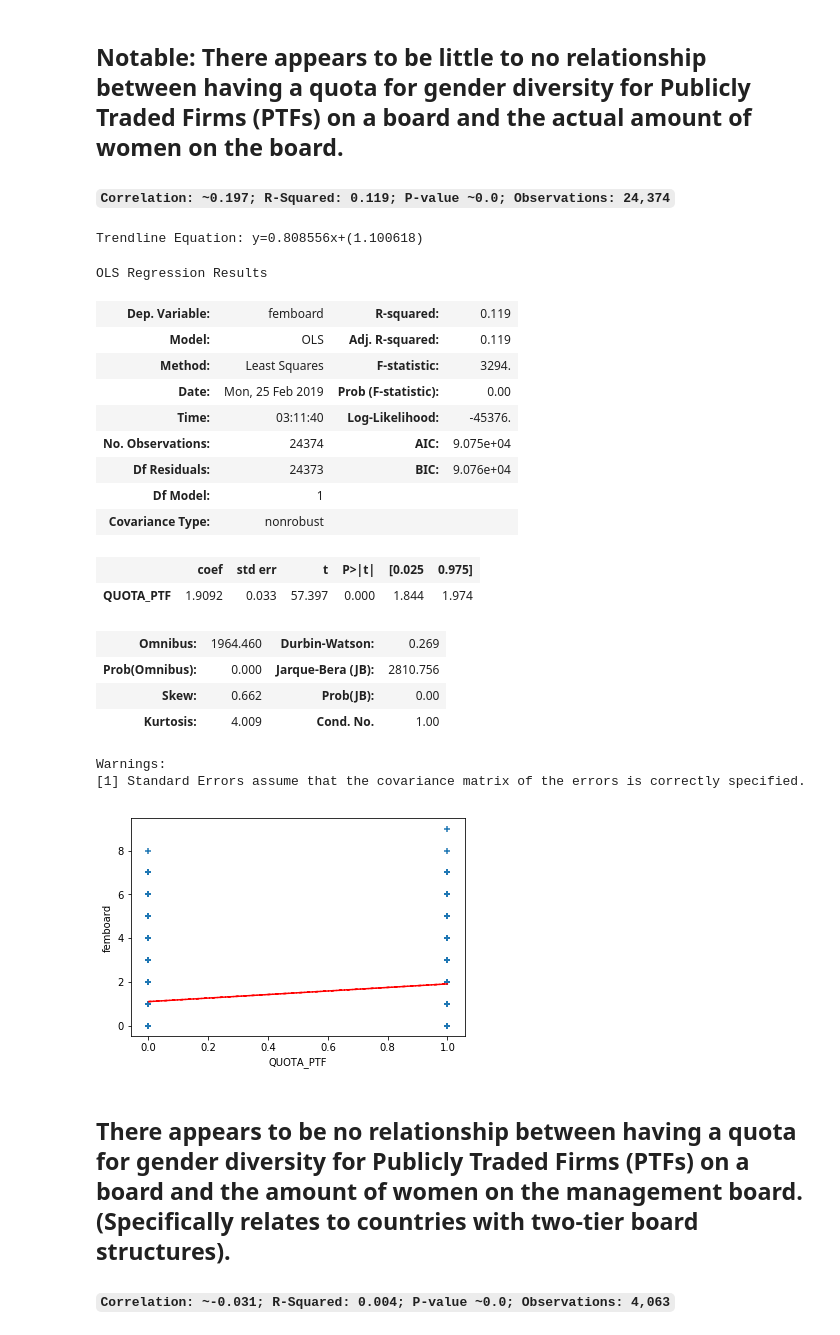
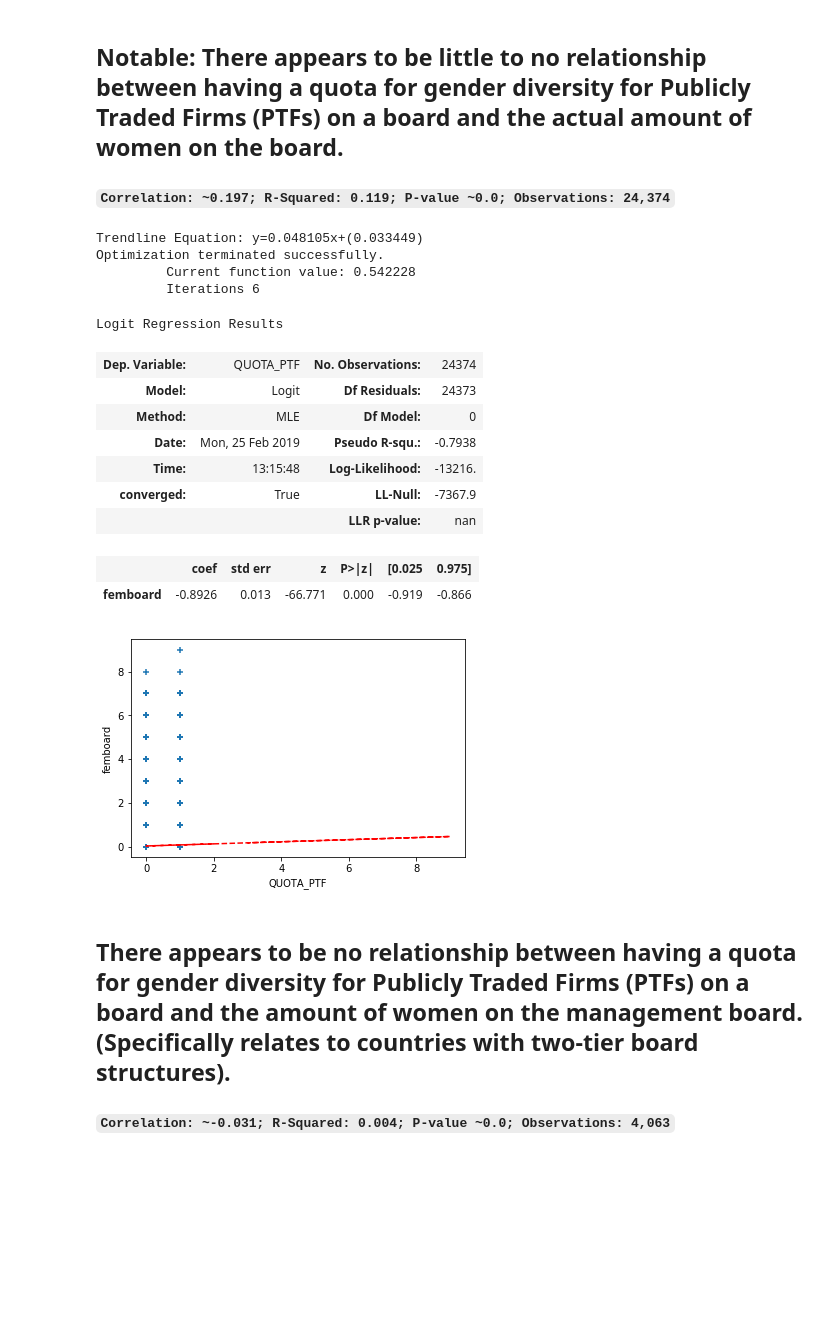
Before and after one commit to etokrug/GroupProject, a Jupyter notebook: GroupProject.ipynb, the cells around one changed output. Drawn from its saved outputs; the diff is of its cells as text; code cells hidden in the pictures; blank space fills up the shorter version.

Commit message:
linear regressions to logistic

```diff
--- a/GroupProject.ipynb
+++ b/GroupProject.ipynb
@@ -566,45 +552,41 @@ Warnings:
 # %%
 df_quota_w_fem = df_main[['QUOTA_PTF', 'femboard']].copy()
 df_quota_w_fem['QUOTA_PTF'] = df_quota_w_fem['QUOTA_PTF']
 df_quota_w_fem['femboard'] = df_quota_w_fem['femboard']
 
 df_quota_w_fem = df_quota_w_fem.dropna()
 
-x = df_quota_w_fem['QUOTA_PTF']
-y = df_quota_w_fem['femboard']
+y = df_quota_w_fem['QUOTA_PTF']
+x = df_quota_w_fem['femboard']
 
 plt.scatter(df_quota_w_fem['QUOTA_PTF'], df_quota_w_fem['femboard'], marker="+")
 z = np.polyfit(x, y, 1)
 p = np.poly1d(z)
 plt.plot(x,p(x),"r--")
 print("Trendline Equation: y={0:.6f}x+({1:.6f})".format(z[0],z[1]))
 plt.ylabel("femboard")
 plt.xlabel("QUOTA_PTF")
 
-model = sm.OLS(y, x).fit()
+#model = sm.OLS(y, x).fit()
+model = sm.Logit(y, x).fit()
 
 model.summary()
 # %% [output]
-Trendline Equation: y=0.808556x+(1.100618)
+Trendline Equation: y=0.048105x+(0.033449)
+Optimization terminated successfully.
+         Current function value: 0.542228
+         Iterations 6
-OLS Regression Results
+Logit Regression Results
-| Dep. Variable: | femboard | R-squared: | 0.119 |
-| Model: | OLS | Adj. R-squared: | 0.119 |
-| Method: | Least Squares | F-statistic: | 3294. |
-| Date: | Mon, 25 Feb 2019 | Prob (F-statistic): | 0.00 |
-| Time: | 03:11:40 | Log-Likelihood: | -45376. |
-| No. Observations: | 24374 | AIC: | 9.075e+04 |
-| Df Residuals: | 24373 | BIC: | 9.076e+04 |
-| Df Model: | 1 |  |  |
-| Covariance Type: | nonrobust |  |  |
+| Dep. Variable: | QUOTA_PTF | No. Observations: | 24374 |
+| Model: | Logit | Df Residuals: | 24373 |
+| Method: | MLE | Df Model: | 0 |
+| Date: | Mon, 25 Feb 2019 | Pseudo R-squ.: | -0.7938 |
+| Time: | 13:15:48 | Log-Likelihood: | -13216. |
+| converged: | True | LL-Null: | -7367.9 |
+|  |  | LLR p-value: | nan |
-|  | coef | std err | t | P>|t| | [0.025 | 0.975] |
-| QUOTA_PTF | 1.9092 | 0.033 | 57.397 | 0.000 | 1.844 | 1.974 |
+|  | coef | std err | z | P>|z| | [0.025 | 0.975] |
+| femboard | -0.8926 | 0.013 | -66.771 | 0.000 | -0.919 | -0.866 |
-| Omnibus: | 1964.460 | Durbin-Watson: | 0.269 |
-| Prob(Omnibus): | 0.000 | Jarque-Bera (JB): | 2810.756 |
-| Skew: | 0.662 | Prob(JB): | 0.00 |
-| Kurtosis: | 4.009 | Cond. No. | 1.00 |
-Warnings:
-[1] Standard Errors assume that the covariance matrix of the errors is correctly specified.
-[figure, old version]
+[figure, new version]
 # %% [markdown]
 ## There appears to be no relationship between having a quota for gender diversity for Publicly Traded Firms (PTFs) on a board and the amount of women on the management board. (Specifically relates to countries with two-tier board structures).
 
```
Also changed, not shown: parts of 18 cells of this notebook.
